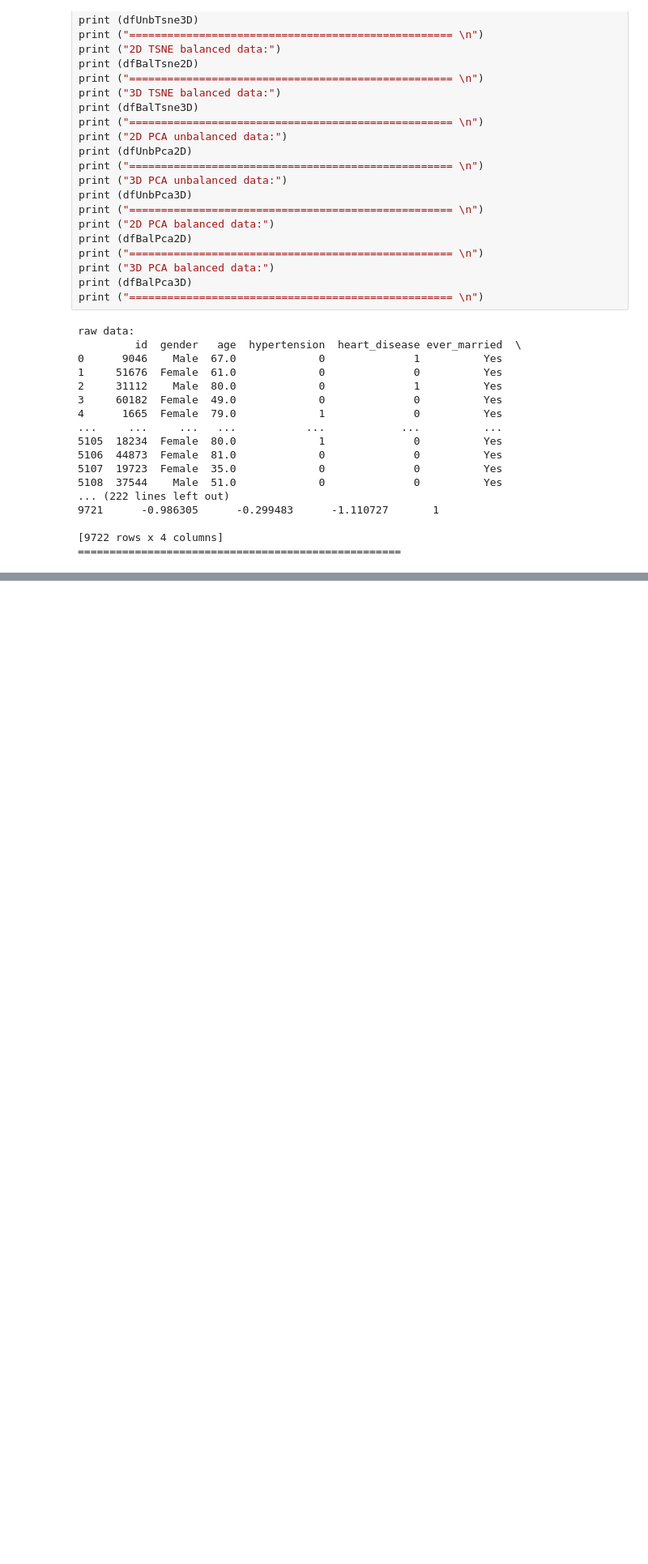
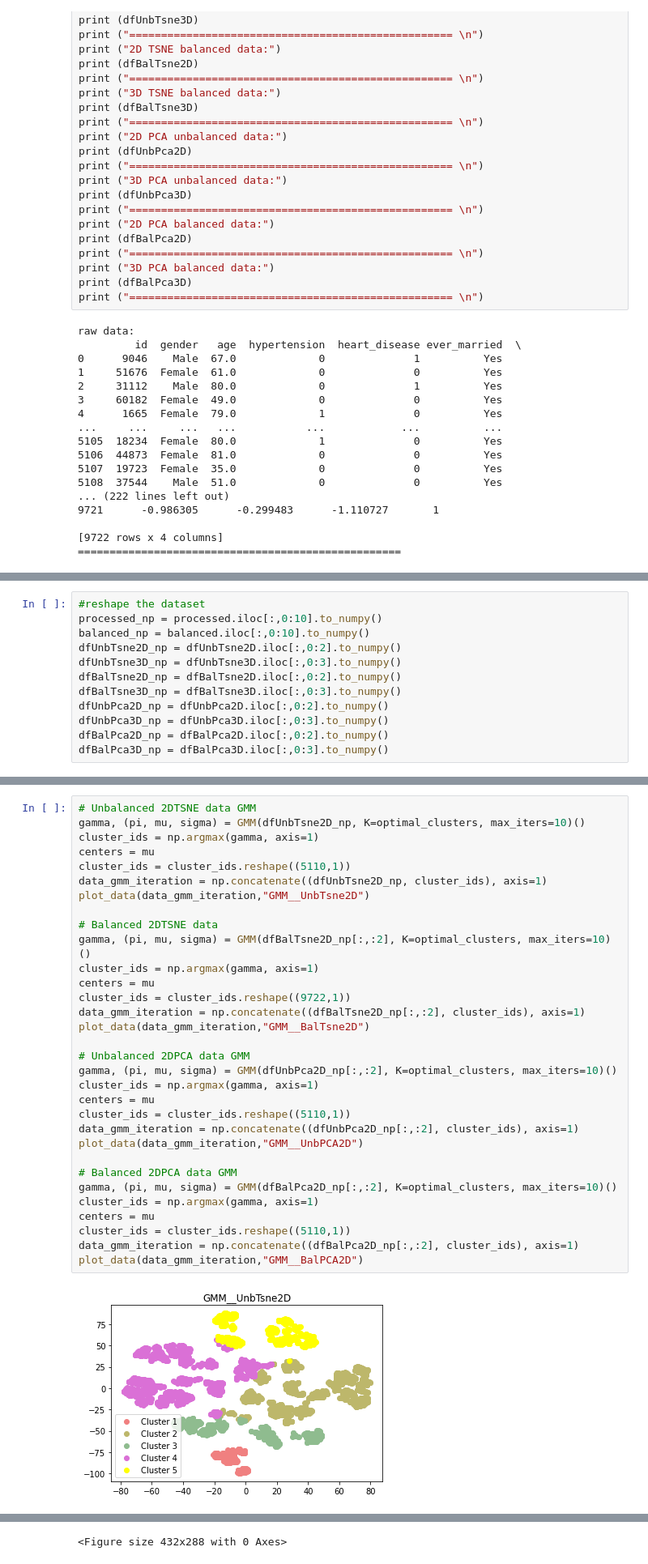
Before and after one commit to AnnaMGardner/CS4641Project, a Jupyter notebook: GMM.ipynb, the cells around one changed output, grey strips where cells are left out. Shown at 81% size. Cells and saved outputs as stored; diff of their text form; blank space fills up the shorter version.

```diff
--- a/GMM.ipynb
+++ b/GMM.ipynb
@@ -348,0 +544,12 @@ sns.scatterplot(data=data,
+# %%
+#reshape the dataset
+processed_np = processed.iloc[:,0:10].to_numpy()
+balanced_np = balanced.iloc[:,0:10].to_numpy()
+dfUnbTsne2D_np = dfUnbTsne2D.iloc[:,0:2].to_numpy()
+dfUnbTsne3D_np = dfUnbTsne3D.iloc[:,0:3].to_numpy()
+dfBalTsne2D_np = dfBalTsne2D.iloc[:,0:2].to_numpy()
+dfBalTsne3D_np = dfBalTsne3D.iloc[:,0:3].to_numpy()
+dfUnbPca2D_np = dfUnbPca2D.iloc[:,0:2].to_numpy()
+dfUnbPca3D_np = dfUnbPca3D.iloc[:,0:3].to_numpy()
+dfBalPca2D_np = dfBalPca2D.iloc[:,0:2].to_numpy()
+dfBalPca3D_np = dfBalPca3D.iloc[:,0:3].to_numpy()
@@ -348,0 +599,34 @@ sns.scatterplot(data=data,
+# %%
+# Unbalanced 2DTSNE data GMM
+gamma, (pi, mu, sigma) = GMM(dfUnbTsne2D_np, K=optimal_clusters, max_iters=10)()
+cluster_ids = np.argmax(gamma, axis=1)
+centers = mu
+cluster_ids = cluster_ids.reshape((5110,1))
+data_gmm_iteration = np.concatenate((dfUnbTsne2D_np, cluster_ids), axis=1)
+plot_data(data_gmm_iteration,"GMM__UnbTsne2D")
+
+# Balanced 2DTSNE data
+gamma, (pi, mu, sigma) = GMM(dfBalTsne2D_np[:,:2], K=optimal_clusters, max_iters=10)()
+cluster_ids = np.argmax(gamma, axis=1)
+centers = mu
+cluster_ids = cluster_ids.reshape((9722,1))
+data_gmm_iteration = np.concatenate((dfBalTsne2D_np[:,:2], cluster_ids), axis=1)
+plot_data(data_gmm_iteration,"GMM__BalTsne2D")
+
+# Unbalanced 2DPCA data GMM
+gamma, (pi, mu, sigma) = GMM(dfUnbPca2D_np[:,:2], K=optimal_clusters, max_iters=10)()
+cluster_ids = np.argmax(gamma, axis=1)
+centers = mu
+cluster_ids = cluster_ids.reshape((5110,1))
+data_gmm_iteration = np.concatenate((dfUnbPca2D_np[:,:2], cluster_ids), axis=1)
+plot_data(data_gmm_iteration,"GMM__UnbPCA2D")
+
+# Balanced 2DPCA data GMM
+gamma, (pi, mu, sigma) = GMM(dfBalPca2D_np[:,:2], K=optimal_clusters, max_iters=10)()
+cluster_ids = np.argmax(gamma, axis=1)
+centers = mu
+cluster_ids = cluster_ids.reshape((5110,1))
+data_gmm_iteration = np.concatenate((dfBalPca2D_np[:,:2], cluster_ids), axis=1)
+plot_data(data_gmm_iteration,"GMM__BalPCA2D")
+# %% [output]
+[figure, added]
@@ -348,0 +636 @@ sns.scatterplot(data=data,
+<Figure size 432x288 with 0 Axes>
```
Also changed, not shown: parts of 9 cells of this notebook.
